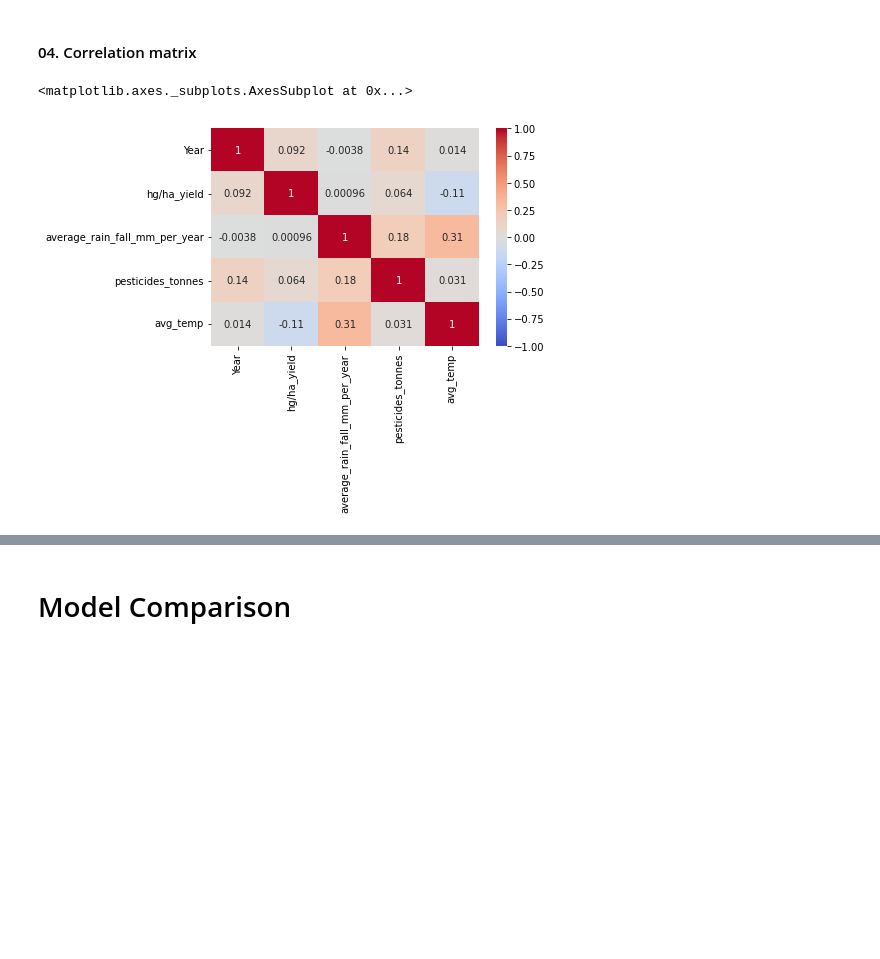
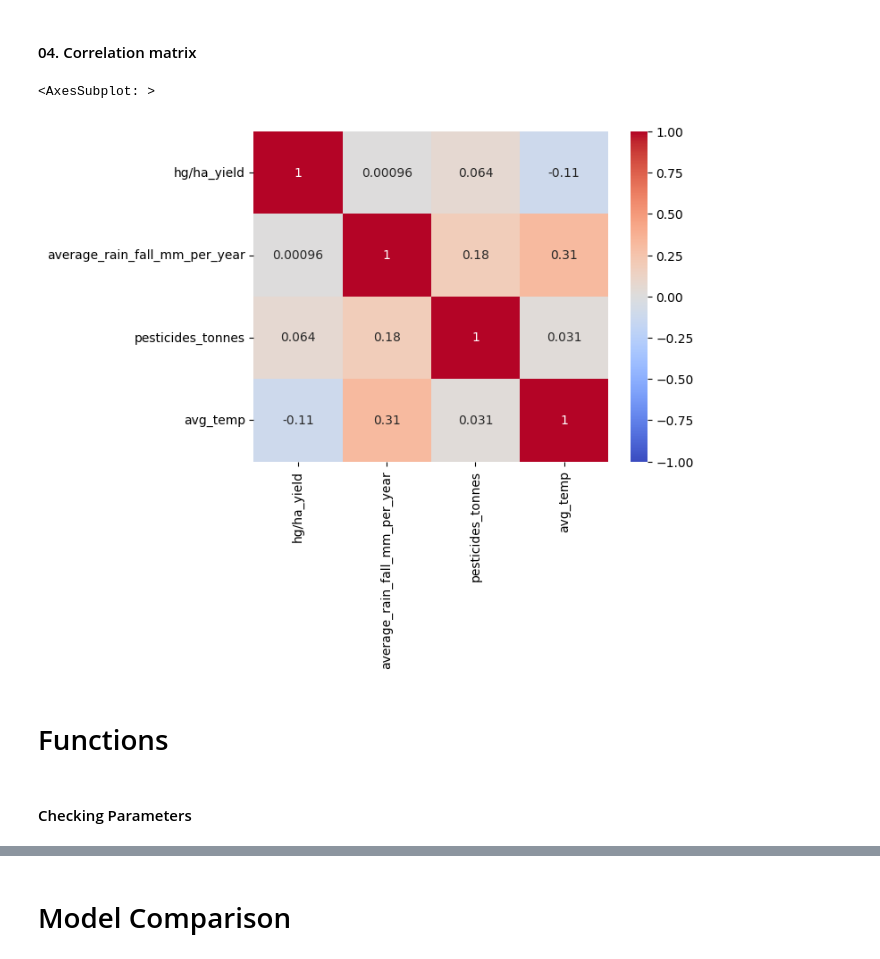
Before and after one commit to saradiazdelser/application-of-machine-learning-algorithms-to-perform-crop-yield-prediction, a Jupyter notebook: data_preprocessing.ipynb, the cells around one changed output, grey strips where cells are left out. Cells and saved outputs as stored; diff of their text form; code cells hidden in the pictures; blank space fills up the shorter version.

```diff
--- a/data_preprocessing.ipynb
+++ b/data_preprocessing.ipynb
@@ -56,7 +49,7 @@ Error:
 # %% [markdown]
 ### 01. Load the dataset
 # %%
-dataset = pd.read_csv('yield_df.csv', encoding='utf-8', index_col=[0])
+dataset = pd.read_csv('data_preprocessing/yield_df.csv', encoding='utf-8', index_col=[0])
 # %% [markdown]
 ### 02. Explore the dataset
 # %% [markdown]
@@ -167,10 +179,14 @@ array([[<matplotlib.axes._subplots.AxesSubplot object at 0x...>,
 #### 04. Correlation matrix
 # %%
 # Correlation data
-corr = dataset.corr()
+corr = dataset.drop('Year', axis=1).corr()
 
 # Correlation matrix with seaborn (correlation val are -1 to 1, thats why vmin vmax)
 sns.heatmap(corr, vmin = -1, vmax = +1, annot = True, cmap = 'coolwarm')
 # %% [output]
-<matplotlib.axes._subplots.AxesSubplot at 0x...>
+<AxesSubplot: >
-[figure, old version]
+[figure, new version]
+# %% [markdown]
+# Functions
+# %% [markdown]
+#### Checking Parameters
```
Also changed, not shown: parts of 56 cells of this notebook, 4 other files.
